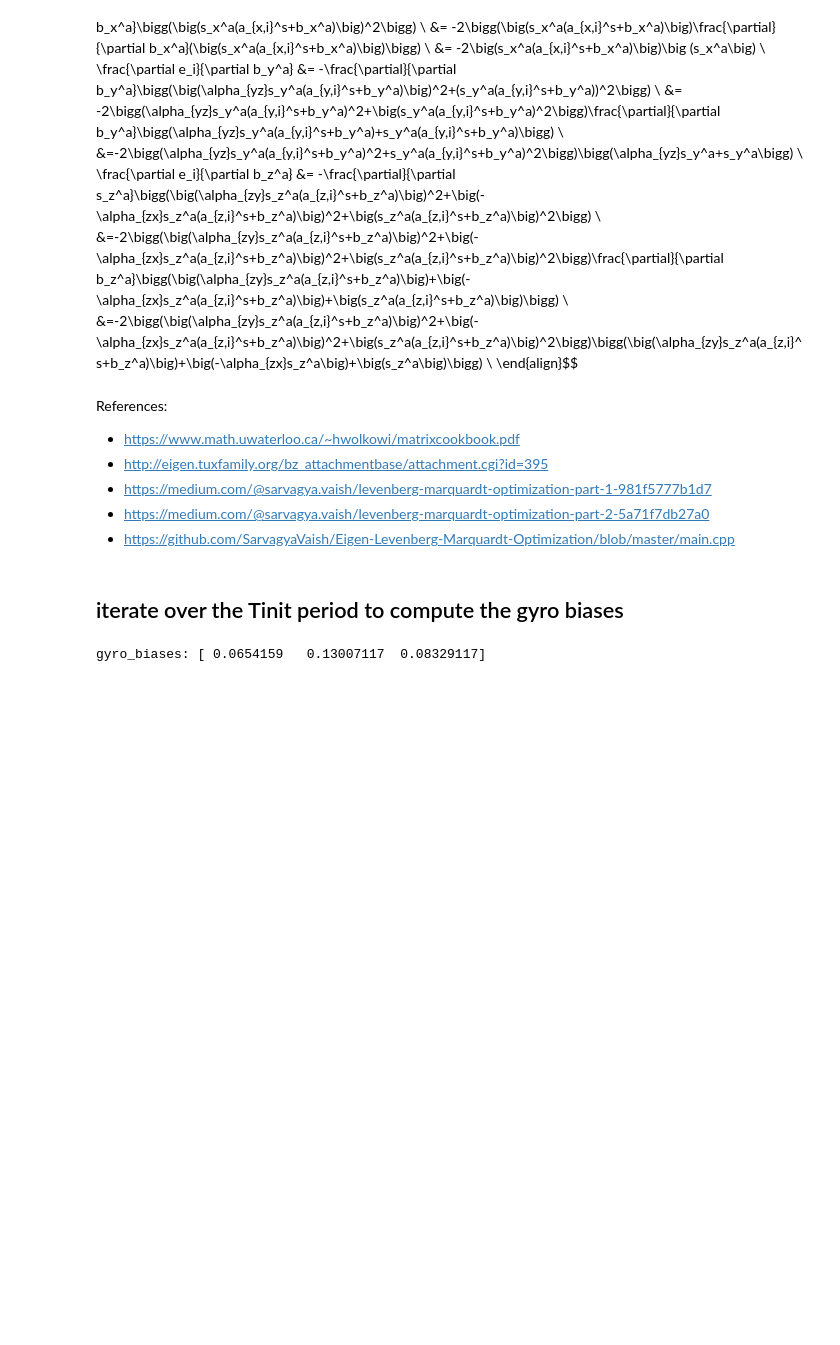
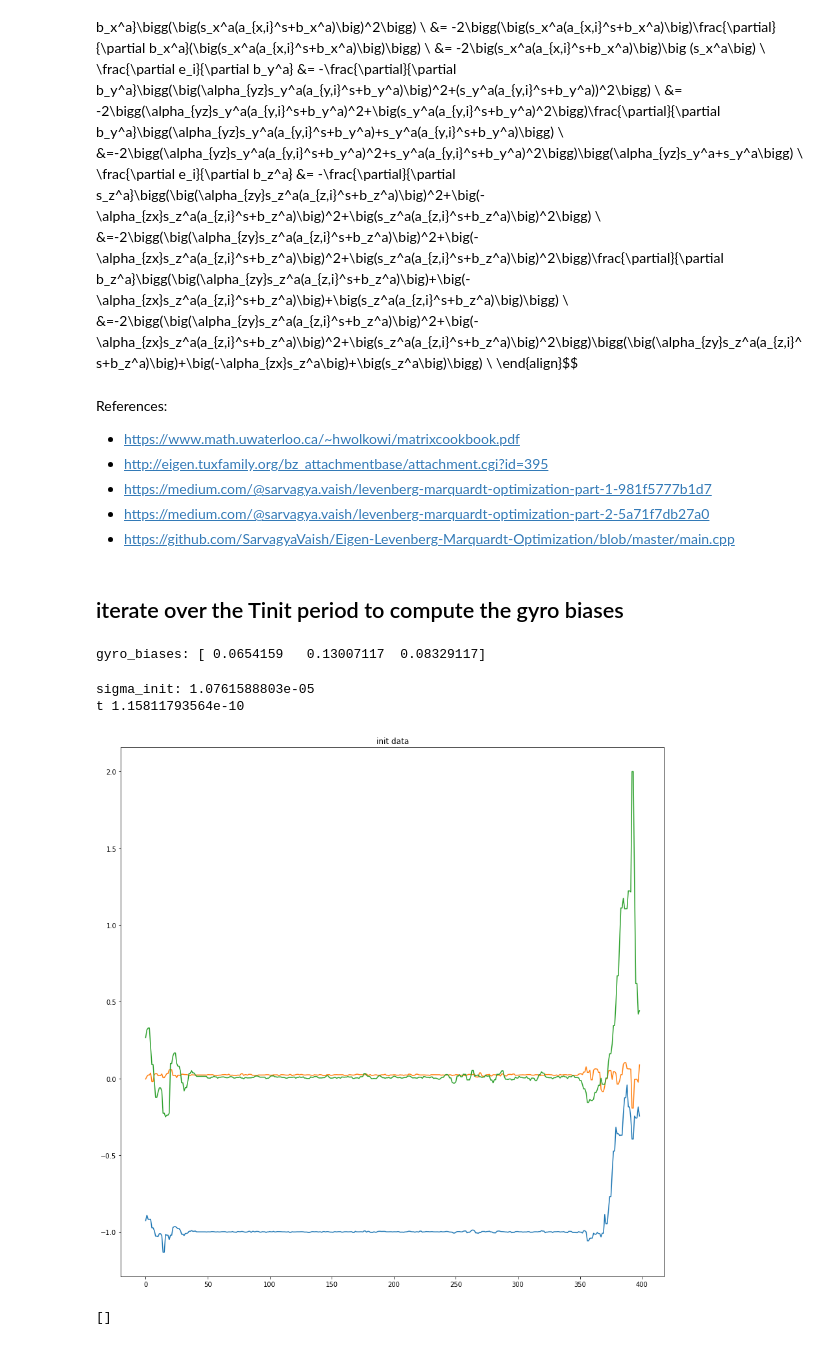
Before and after one commit to PHIL-MQP/phil, a Jupyter notebook: python/notebooks/IMU Calibration.ipynb, the cells around one changed output. Saved outputs shown, nothing was run; the diff lists cells and outputs as text; code cells hidden in the pictures; blank space fills up the shorter version.

Commit message:
worked on static detector

```diff
--- a/python/notebooks/IMU Calibration.ipynb
+++ b/python/notebooks/IMU Calibration.ipynb
@@ -133,6 +133,7 @@ Tinit = 4
 samples_per_second = 100
 Tinit_idx = 4 * samples_per_second
 init_data = data[:Tinit_idx]
+remaining_data = data[Tinit_idx:]
 gyro_biases = np.mean(init_data, axis=0)[3:6]
 print("gyro_biases:", gyro_biases)
 sample_variance = np.var(init_data)
@@ -140,0 +180,17 @@ gyro_biases: [ 0.0654159   0.13007117  0.08329117]
+# %%
+sigma_init = np.linalg.norm(np.var(init_data[:, :3], axis=0))
+print("sigma_init:", sigma_init)
+
+total_intervals = 20
+s_intervals_opt = []
+params_acc = []
+threshold_opt = []
+for i in range(1, 1 + 1):
+    threshold = i * sigma_init**2
+    print("t", threshold)
+    print(get_static_intervals(threshold, remaining_data, 4, samples_per_second))
+# %% [output]
+sigma_init: 1.0761588803e-05
+t 1.15811793564e-10
+[figure, added]
+[]
```
Also changed, not shown: parts of 2 cells of this notebook.
